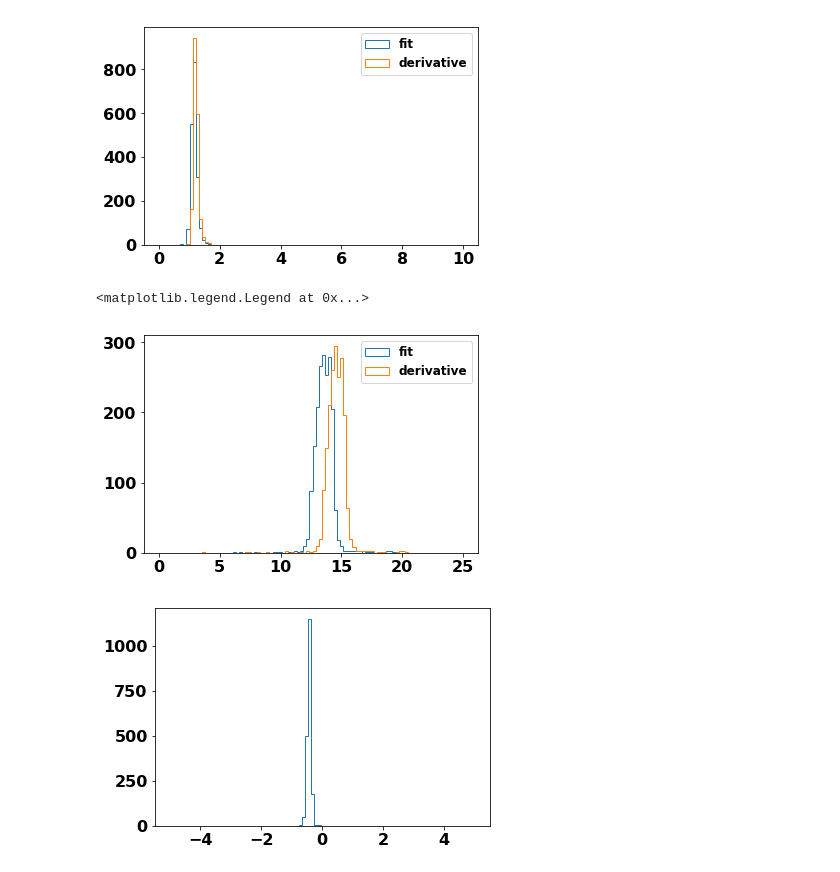
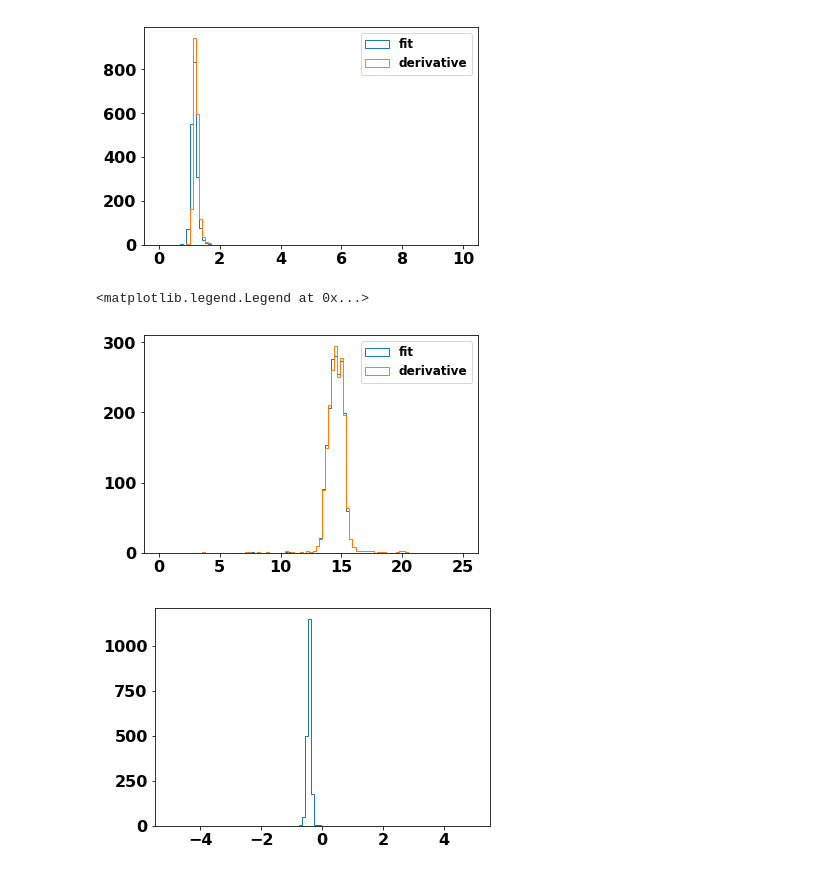
Before and after one commit to jennetd/OT, a Jupyter notebook: derivatives.ipynb, the cells around one changed output. Drawn from its saved outputs; the diff is of its cells as text; code cells hidden in the pictures.

```diff
--- a/derivatives.ipynb
+++ b/derivatives.ipynb
@@ -105,12 +105,12 @@ plt.legend(['fit','derivative'],loc='upper right',prop={'size': 12});
 # %% [output]
 [figure]
 # %%
-plt.hist(mean_fit,histtype='step',bins=np.linspace(0,25,100));
+plt.hist(mean_fit+1,histtype='step',bins=np.linspace(0,25,100));
 plt.hist(mean_der,histtype='step',bins=np.linspace(0,25,100));
 plt.legend(['fit','derivative'],loc='upper right',prop={'size': 12})
 # %% [output]
 <matplotlib.legend.Legend at 0x...>
-[figure, old version]
+[figure, new version]
 # %%
 plt.hist(rms_der-rms_fit,bins=np.linspace(-5,5,100),histtype='step');
 # %% [output]
```
Also changed, not shown: 1 other file.
